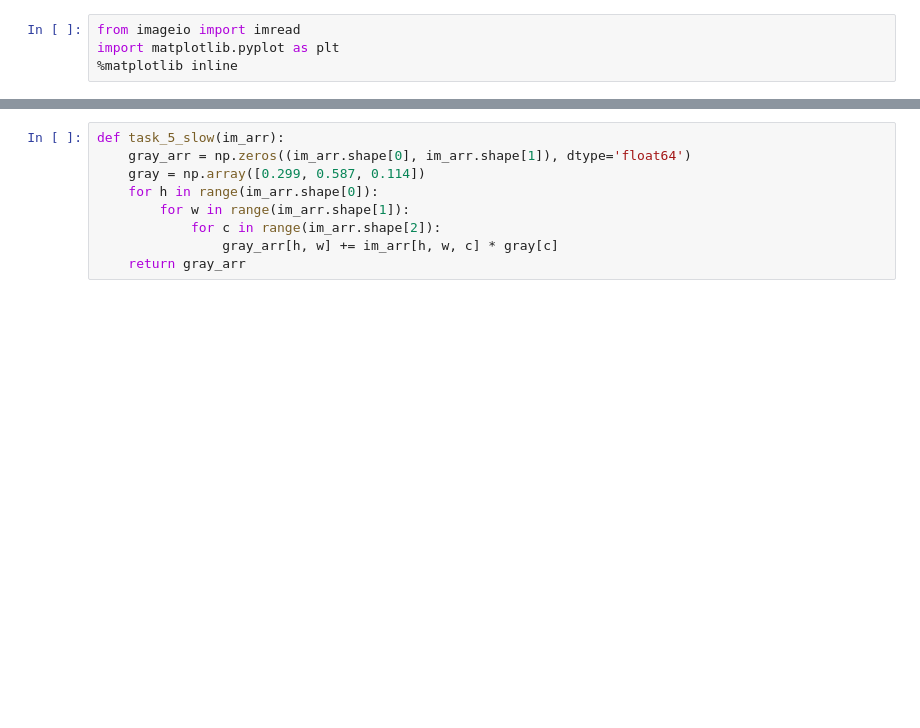
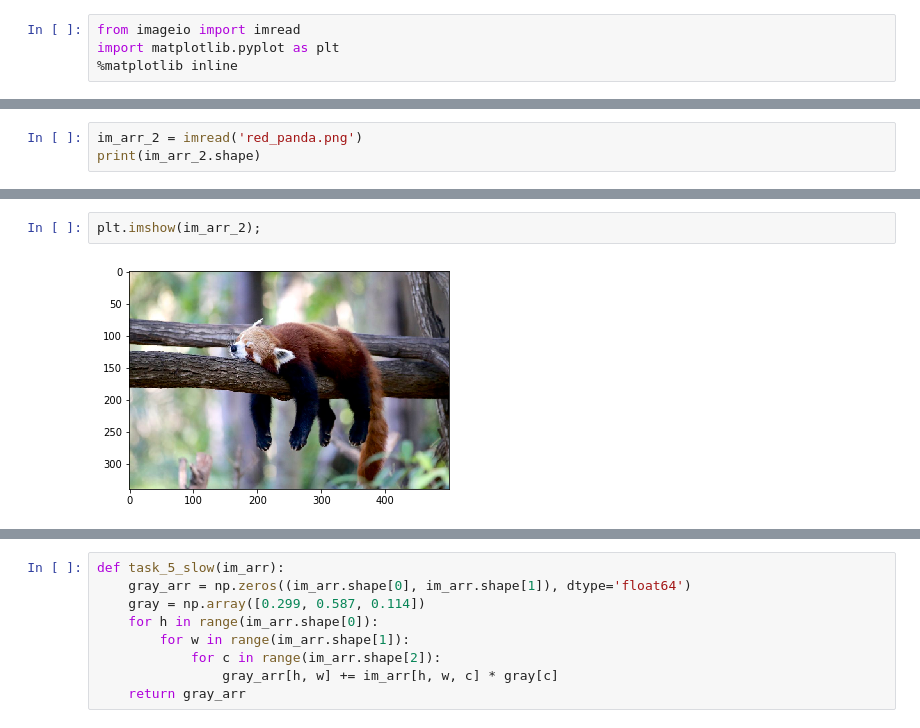
Before and after one commit to z4444a/ml-course, a Jupyter notebook: assignment_1.ipynb, the cells around one changed output, grey strips where cells are left out. Saved outputs shown, nothing was run; the diff lists cells and outputs as text; blank space fills up the shorter version.

```diff
--- a/assignment_1.ipynb
+++ b/assignment_1.ipynb
@@ -185,0 +251,3 @@ print(im_arr.shape)
+# %%
+im_arr_2 = imread('red_panda.png')
+print(im_arr_2.shape)
@@ -189,0 +265,4 @@ plt.imshow(im_arr);
+# %%
+plt.imshow(im_arr_2);
+# %% [output]
+[figure, added]
```
Also changed, not shown: parts of 21 cells of this notebook.
